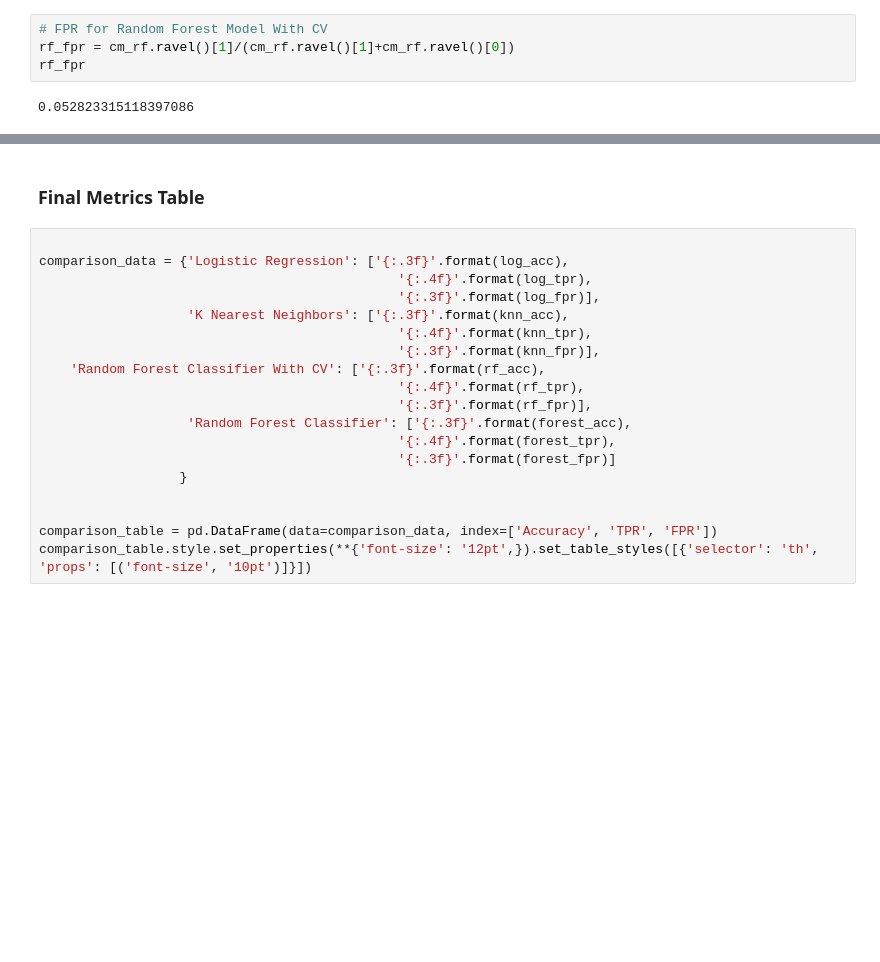
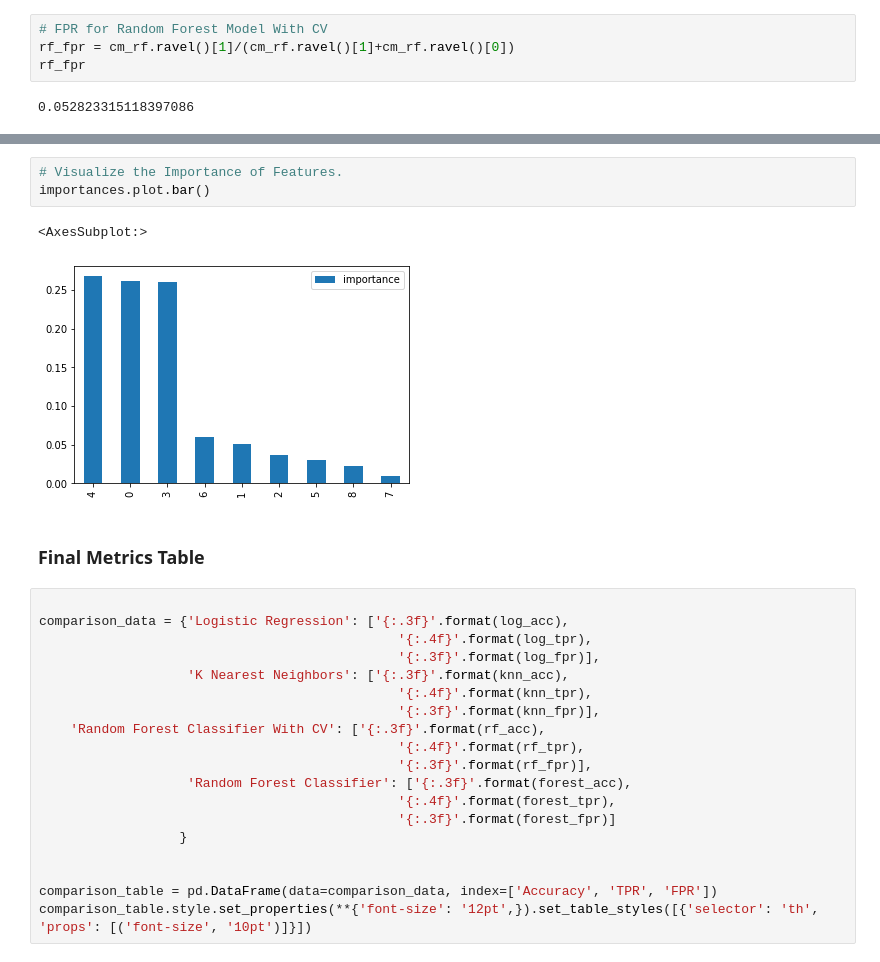
Before and after one commit to SevenWoos/Titanic, a Jupyter notebook: Titanic ML Project.ipynb, the cells around one changed output, grey strips where cells are left out. Drawn from its saved outputs; the diff is of its cells as text; blank space fills up the shorter version.

```diff
--- a/Titanic ML Project.ipynb
+++ b/Titanic ML Project.ipynb
@@ -1549,3 +1553,9 @@ importances
+# %%
+# Visualize the Importance of Features.
+importances.plot.bar()
+# %% [output]
+<AxesSubplot:>
+[figure, added]
 # %% [markdown]
 ### Final Metrics Table
 # %%
```
Also changed, not shown: parts of 69 cells of this notebook.
